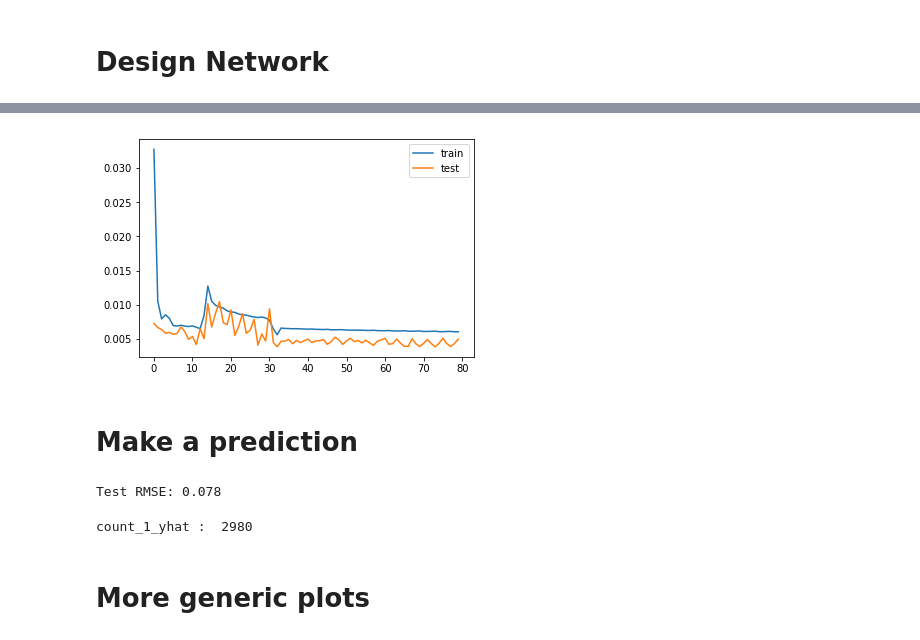
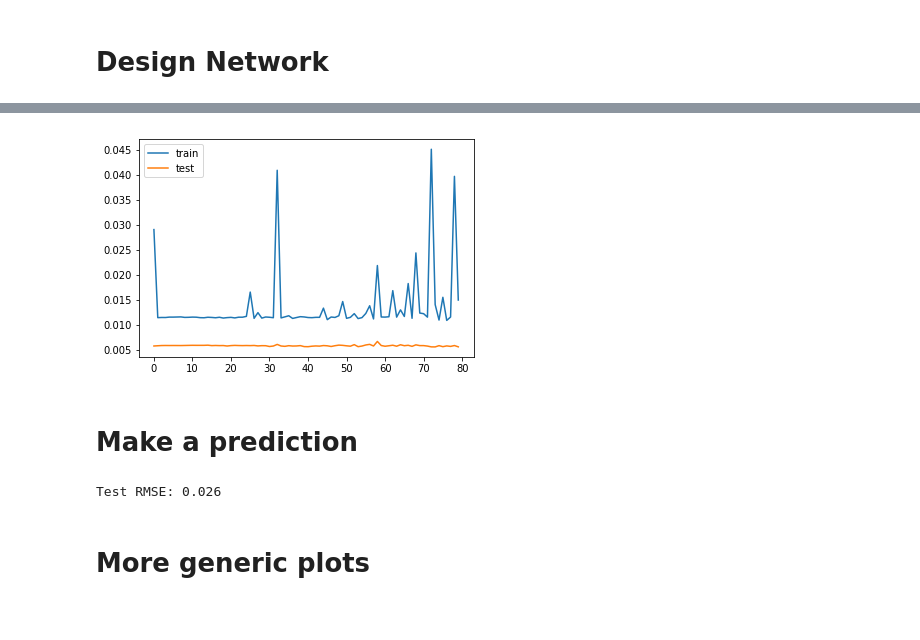
Before and after one commit to adornodev/TCC-Lunar, a Jupyter notebook: Python/PreProcessing.ipynb, the cells around one changed output, grey strips where cells are left out. Saved outputs shown, nothing was run; the diff lists cells and outputs as text; code cells hidden in the pictures.

```diff
--- a/Python/PreProcessing.ipynb
+++ b/Python/PreProcessing.ipynb
@@ -305,12 +318,13 @@ print(_train.shape, out_train.shape, _test.shape, out_test.shape)
 model = Sequential()
 model.add(LSTM(100, input_shape=(_train.shape[1], _train.shape[2])))
 model.add(Dense(1))
-model.compile(loss='mae', optimizer='adam')
+#model.add(Dense(1, activation = 'sigmoid'))
+model.compile(loss='categorical_crossentropy', optimizer='adam')
 
-# fit network
-history = model.fit(_train, out_train, epochs=80, batch_size=180, validation_data=(_test, out_test), verbose=2, shuffle=False)
+#fit network
+history = model.fit(_train, out_train, epochs=80, batch_size=40, validation_data=(_test, out_test), verbose=2, shuffle=False)
 
-# plot history
+#plot history
 plt.plot(history.history['loss'], label='train')
 plt.plot(history.history['val_loss'], label='test')
 plt.legend()
@@ -336,4 +350,4 @@ Epoch 80/80
-[figure, old version]
+[figure, new version]
 # %% [markdown]
 
 # Make a prediction
@@ -345,23 +359,7 @@ yhat   = model.predict(_test)
 rmse = sqrt(mean_squared_error(out_test, yhat))
 print('Test RMSE: %.3f' % rmse)
 # %% [output]
-Test RMSE: 0.078
+Test RMSE: 0.026
-# %%
-list_y = list(out_test)
-
-count_1_yhat = 0
-count_1_y    = 0
-
-list_idx = []
-for idx, val in enumerate(list(yhat)):
-    if (val > 0 and val < 2):
-        list_idx.append(idx)
-        count_1_yhat +=1
-
-
-print('count_1_yhat : ', count_1_yhat)
-# %% [output]
-count_1_yhat :  2980
 # %% [markdown]
 # More generic plots
 # %%
```
Also changed, not shown: parts of 7 cells of this notebook.
